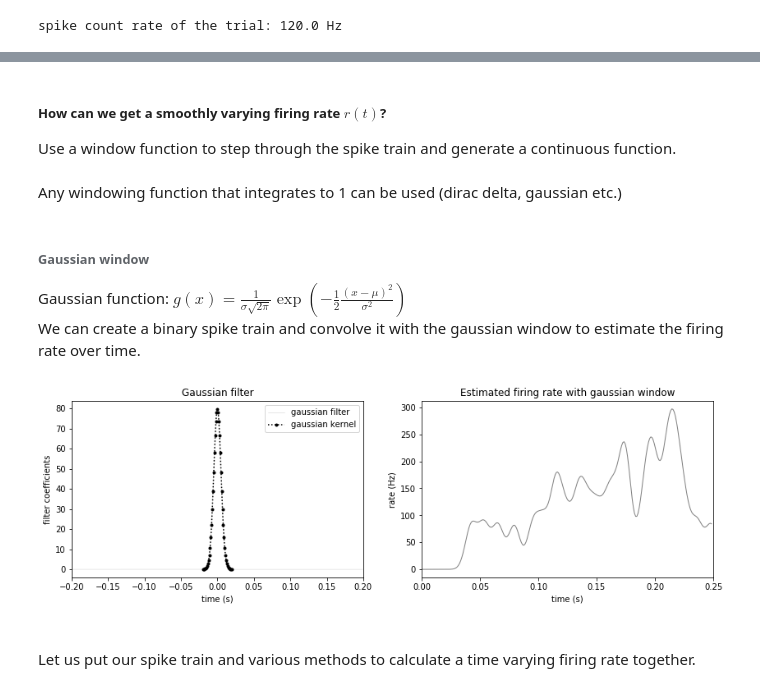
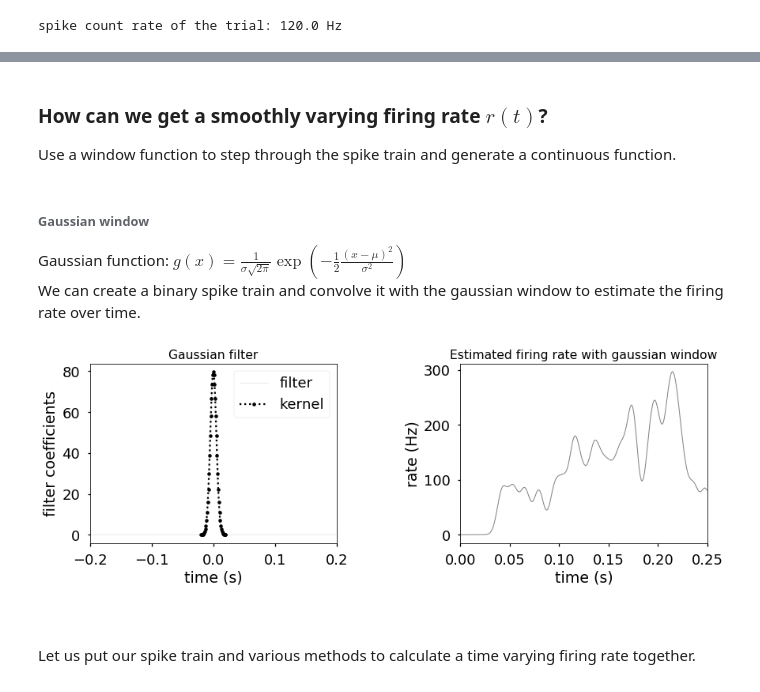
Before and after one commit to JeschkeM/LehrprobeUOL, a Jupyter notebook: MJeschke_Lehrprobe_SpikeTrainAnalysisUsingPython.ipynb, the cells around one changed output, grey strips where cells are left out. Drawn from its saved outputs; the diff is of its cells as text; code cells hidden in the pictures.

```diff
--- a/MJeschke_Lehrprobe_SpikeTrainAnalysisUsingPython.ipynb
+++ b/MJeschke_Lehrprobe_SpikeTrainAnalysisUsingPython.ipynb
@@ -234,9 +373,7 @@ This leaves us with the question of how to decide for a bin width and the placem
 # %% [markdown]
-<h5> How can we get a smoothly varying firing rate $r(t)$?</h5>
+### How can we get a smoothly varying firing rate $r(t)$?
 
 Use a window function to step through the spike train and generate a continuous function.
-# %% [markdown]
-Any windowing function that integrates to 1 can be used (dirac delta, gaussian etc.)
 # %% [markdown]
 ###### Gaussian window
 
@@ -246,64 +383,58 @@ Gaussian function: $ {g}(x) = \frac{1}{\sigma\sqrt{2\pi}} \operatorname{exp}\lef
 We can create a binary spike train and convolve it with the gaussian window to estimate the firing rate over time.
 # %%
 def gaussian_kernel(sigma, mu, bandwidth, dt, Tmin, Tmax):
-
+    # time frame in which to calculate a gaussian
     x = np.arange(Tmin, Tmax+dt, dt)
 
+    # gaussian function
     x1 = sigma * np.sqrt(2 * np.pi)
     x2 = np.exp(-(x - mu)**2/(2 * sigma**2))
     gaussian_filter = (1/x1)*x2
 
-    bandwidth_x = np.all((x > -bandwidth/2-epsilon, x <= bandwidth/2+epsilon),0)
+    # what time frame to use for the kernel itself
+    bandwidth_x = np.all((x > -bandwidth/2-epsilon,\
+                          x <= bandwidth/2+epsilon),0)
     gaussian_kernel = gaussian_filter[bandwidth_x]
 
     return gaussian_kernel, x[bandwidth_x]
 
 def convSpikeTrainWindow(spike_train_binary, window):
-    # convolution with np.convolve results in a longer array than the stimulus
+    # convolution with np.convolve results in a longer array
+    # than the stimulus
     convolution_full = np.convolve(spike_train_binary, window)
 
     window_len = len(window)
     trim_len   = int(window_len/2)
-    # trim the convolved signal to signal length
+    # trim the convolved signal to signal
     firing_rate_smooth = convolution_full[trim_len:-trim_len:]
 
     return firing_rate_smooth
 # %%
-# Variables
+# Variables for the gaussian window
 sigma = 0.005
 bandwidth = 0.04
 mu = 0
-
 Tmin, Tmax = -0.20, 0.20
-binsize = 0.001
+binsize = 0.001 # binsize for the gaussian window and
+# to create the binary spike train
 
 # use the spike count method from above to generate a binary spike train
-xbin_edges_conv = np.arange(0, stimulus_duration, binsize)
-spike_train_binary = np.histogram(example_spike_train, bins = xbin_edges_conv)[0]
+xbin_edges_conv = np.arange(0, stimulus_duration+binsize, binsize)
+spike_train_binary = np.histogram(example_spike_train,\
+                                  bins = xbin_edges_conv)[0]
 
 # gaussian window
 gaussian_filter, x = gaussian_kernel(sigma, mu, Tmax*2, binsize, Tmin, Tmax)
 gauss_kern, gauss_x = gaussian_kernel(sigma, mu, bandwidth, binsize, Tmin, Tmax)
 
 # calculate the convolution of the spike train and our gaussian window
-firing_rate_smooth = convSpikeTrainWindow(spike_train_binary, gauss_kern)
+firing_rate_smooth = convSpikeTrainWindow(spike_train_binary,\
+                                          gauss_kern)
 
 # Plotting
-h_fig, h_ax = plt.subplots(nrows = 2, ncols = 2,  gridspec_kw = {'height_ratios':[10,1.5]})
-h_ax[0][0].plot(x, gaussian_filter, linewidth=0.5, color='lightgray', label = 'gaussian filter')
-h_ax[0][0].plot(gauss_x, gauss_kern, ':', marker='.', color = 'black', label = 'gaussian kernel')
-
-plt.setp(h_ax[0][0], ylabel = 'filter coefficients', title = 'Gaussian filter',\
-         xlabel = 'time (s)', xlim =[Tmin, Tmax])
-
-h_ax[0][0].legend()
-
-h_ax[0][1].plot(xbin_edges_conv[:-1]+binsize/2, firing_rate_smooth, linewidth=1, color='gray')
-plt.setp(h_ax[0][1], ylabel = 'rate (Hz)', title = 'Estimated firing rate with gaussian window',\
-         xlabel = 'time (s)', xlim =[0, stimulus_duration])
-
-hideAxes(h_ax[1]) # clean up
+plotGaussianFiringRate(x, gaussian_filter, gauss_x, gauss_kern,\
+                    xbin_edges_conv, binsize, firing_rate_smooth)
 # %% [output]
-[figure, old version]
+[figure, new version]
 # %% [markdown]
 Let us put our spike train and various methods to calculate a time varying firing rate together.
```
Also changed, not shown: parts of 53 cells of this notebook, 7 other files.
